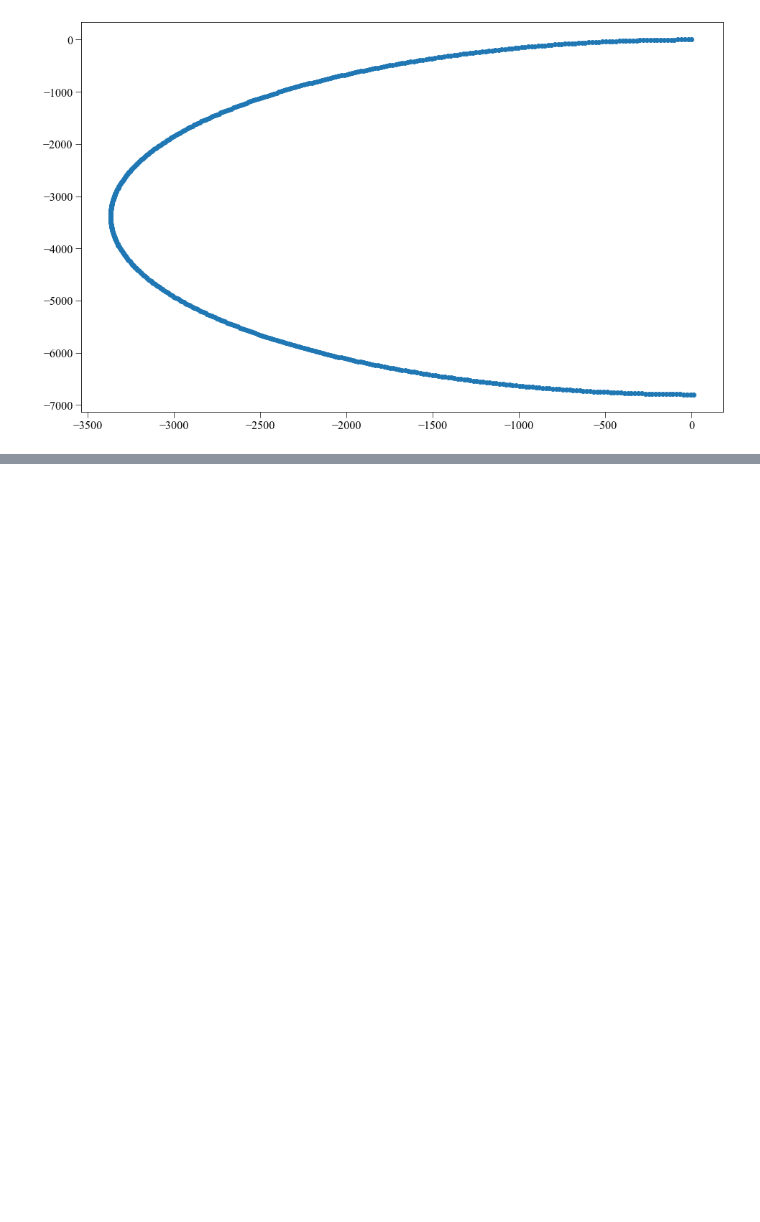
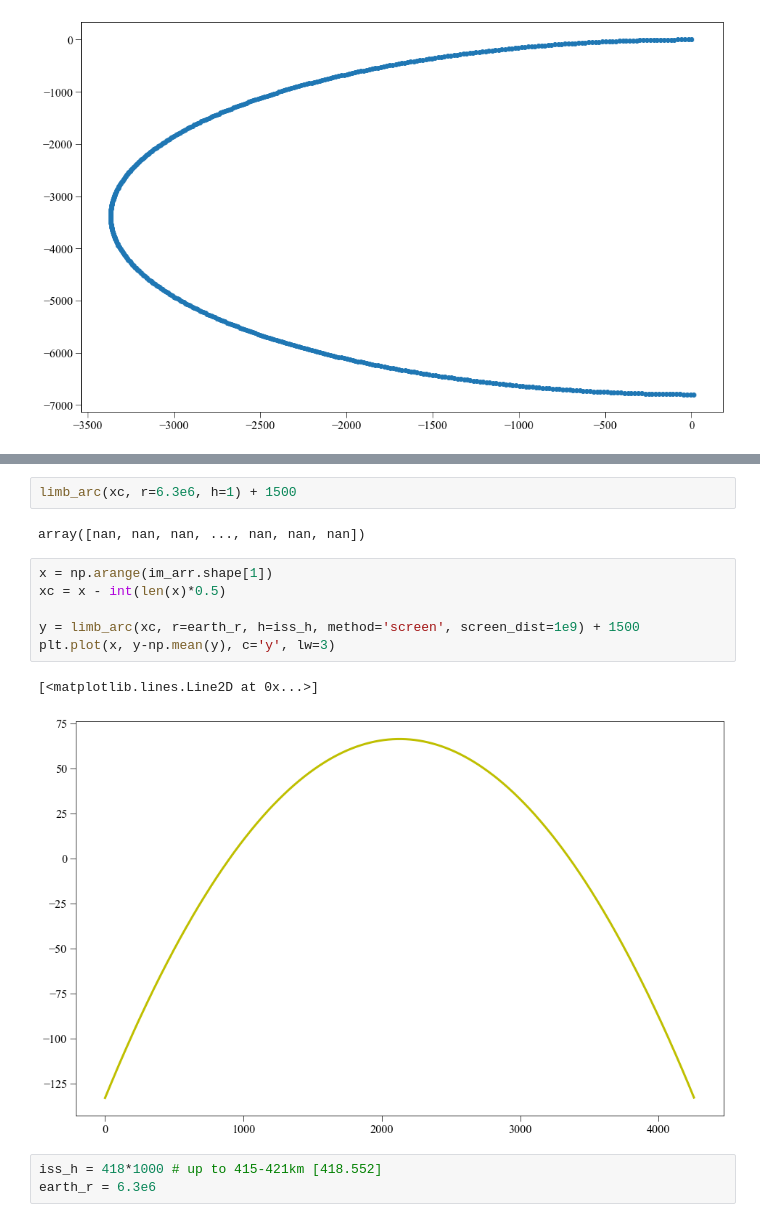
Before and after one commit to bogsdarking/planet_ruler, a Jupyter notebook: earth_radius.ipynb, the cells around one changed output, grey strips where cells are left out. Cells and saved outputs as stored; diff of their text form; blank space fills up the shorter version.

```diff
--- a/earth_radius.ipynb
+++ b/earth_radius.ipynb
@@ -283,0 +454,16 @@ plt.show()
+# %%
+limb_arc(xc, r=6.3e6, h=1) + 1500
+# %% [output]
+array([nan, nan, nan, ..., nan, nan, nan])
+# %%
+x = np.arange(im_arr.shape[1])
+xc = x - int(len(x)*0.5)
+
+y = limb_arc(xc, r=earth_r, h=iss_h, method='screen', screen_dist=1e9) + 1500
+plt.plot(x, y-np.mean(y), c='y', lw=3)
+# %% [output]
+[<matplotlib.lines.Line2D at 0x...>]
+[figure, added]
+# %%
+iss_h = 418*1000 # up to 415-421km [418.552]
+earth_r = 6.3e6
```
Also changed, not shown: parts of 42 cells of this notebook, 4 other files.
